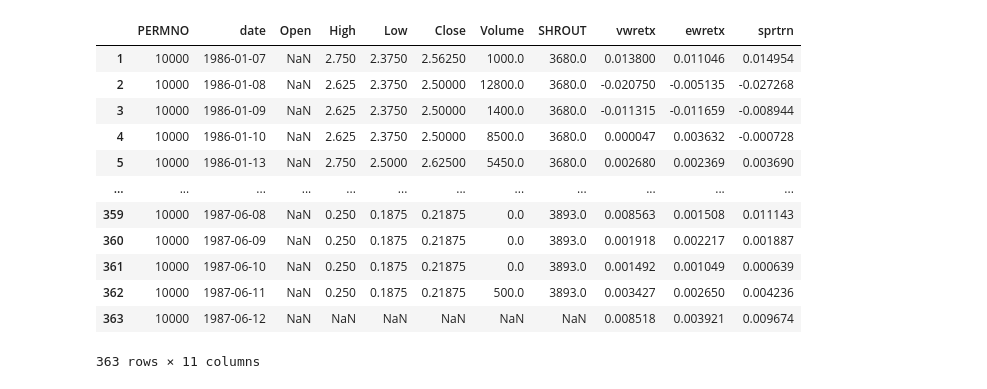
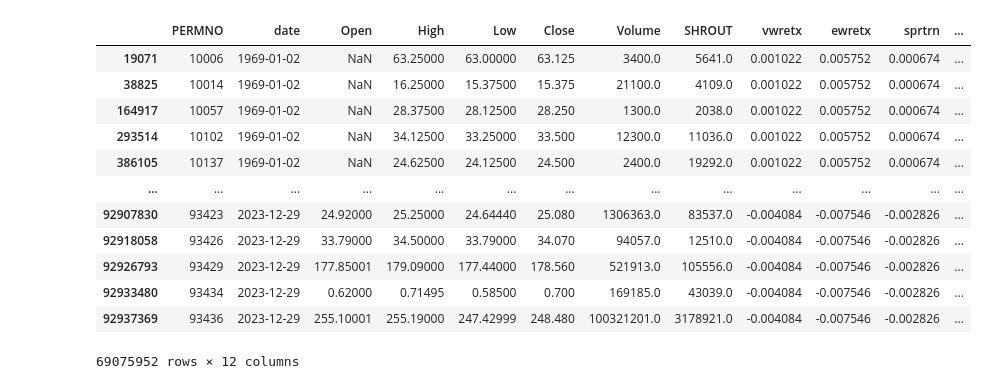
Before and after one commit to tushar2407/MGTF430, a Jupyter notebook: constantq.ipynb, the cells around one changed output. Cells and saved outputs as stored; diff of their text form; code cells hidden in the pictures.

```diff
--- a/constantq.ipynb
+++ b/constantq.ipynb
@@ -9,21 +9,27 @@ import librosa
 df = pd.read_feather('CRSP_daily_data_for_project(Technical_Analysis).feather')
 # df = df[(df['PERMNO']==10000) |( df['PERMNO']==10001)|(df['PERMNO']==10002)| (df['PERMNO']==93434)|(df['PERMNO']==93435)|(df['PERMNO']==93436)]
 # %%
-df[df['PERMNO']==10000]
+# df[df['PERMNO']==10000]
-# %% [output]
-|  | PERMNO | date | Open | High | Low | Close | Volume | SHROUT | vwretx | ewretx | sprtrn |
-| 1 | 10000 | 1986-01-07 | NaN | 2.750 | 2.3750 | 2.56250 | 1000.0 | 3680.0 | 0.013800 | 0.011046 | 0.014954 |
-| 2 | 10000 | 1986-01-08 | NaN | 2.625 | 2.3750 | 2.50000 | 12800.0 | 3680.0 | -0.020750 | -0.005135 | -0.027268 |
-| 3 | 10000 | 1986-01-09 | NaN | 2.625 | 2.3750 | 2.50000 | 1400.0 | 3680.0 | -0.011315 | -0.011659 | -0.008944 |
-| 4 | 10000 | 1986-01-10 | NaN | 2.625 | 2.3750 | 2.50000 | 8500.0 | 3680.0 | 0.000047 | 0.003632 | -0.000728 |
-| 5 | 10000 | 1986-01-13 | NaN | 2.750 | 2.5000 | 2.62500 | 5450.0 | 3680.0 | 0.002680 | 0.002369 | 0.003690 |
-| ... | ... | ... | ... | ... | ... | ... | ... | ... | ... | ... | ... |
-| 359 | 10000 | 1987-06-08 | NaN | 0.250 | 0.1875 | 0.21875 | 0.0 | 3893.0 | 0.008563 | 0.001508 | 0.011143 |
-| 360 | 10000 | 1987-06-09 | NaN | 0.250 | 0.1875 | 0.21875 | 0.0 | 3893.0 | 0.001918 | 0.002217 | 0.001887 |
-| 361 | 10000 | 1987-06-10 | NaN | 0.250 | 0.1875 | 0.21875 | 0.0 | 3893.0 | 0.001492 | 0.001049 | 0.000639 |
-| 362 | 10000 | 1987-06-11 | NaN | 0.250 | 0.1875 | 0.21875 | 500.0 | 3893.0 | 0.003427 | 0.002650 | 0.004236 |
-| 363 | 10000 | 1987-06-12 | NaN | NaN | NaN | NaN | NaN | NaN | 0.008518 | 0.003921 | 0.009674 |
-363 rows × 11 columns
 # %%
 from datetime import datetime
-df['date']=df['date'].apply(lambda x: datetime.strptime(x, "%Y-%m-%d"))
+df['date']=pd.to_datetime(df['date'], format='%Y-%m-%d')
+# df['date'].apply(lambda x: datetime.strptime(x, "%Y-%m-%d"))
+# %%
+df.sort_values(by=['date','PERMNO'],inplace=True)
+# %%
+df['Ret'] = df.groupby('PERMNO')['Close'].apply(lambda x: x.shift(-1).pct_change()).reset_index(level=0, drop=True)
+df
+# %% [output]
+|  | PERMNO | date | Open | High | Low | Close | Volume | SHROUT | vwretx | ewretx | sprtrn | ... |
+| 19071 | 10006 | 1969-01-02 | NaN | 63.25000 | 63.00000 | 63.125 | 3400.0 | 5641.0 | 0.001022 | 0.005752 | 0.000674 | ... |
+| 38825 | 10014 | 1969-01-02 | NaN | 16.25000 | 15.37500 | 15.375 | 21100.0 | 4109.0 | 0.001022 | 0.005752 | 0.000674 | ... |
+| 164917 | 10057 | 1969-01-02 | NaN | 28.37500 | 28.12500 | 28.250 | 1300.0 | 2038.0 | 0.001022 | 0.005752 | 0.000674 | ... |
+| 293514 | 10102 | 1969-01-02 | NaN | 34.12500 | 33.25000 | 33.500 | 12300.0 | 11036.0 | 0.001022 | 0.005752 | 0.000674 | ... |
+| 386105 | 10137 | 1969-01-02 | NaN | 24.62500 | 24.12500 | 24.500 | 2400.0 | 19292.0 | 0.001022 | 0.005752 | 0.000674 | ... |
+| ... | ... | ... | ... | ... | ... | ... | ... | ... | ... | ... | ... | ... |
+| 92907830 | 93423 | 2023-12-29 | 24.92000 | 25.25000 | 24.64440 | 25.080 | 1306363.0 | 83537.0 | -0.004084 | -0.007546 | -0.002826 | ... |
+| 92918058 | 93426 | 2023-12-29 | 33.79000 | 34.50000 | 33.79000 | 34.070 | 94057.0 | 12510.0 | -0.004084 | -0.007546 | -0.002826 | ... |
+| 92926793 | 93429 | 2023-12-29 | 177.85001 | 179.09000 | 177.44000 | 178.560 | 521913.0 | 105556.0 | -0.004084 | -0.007546 | -0.002826 | ... |
+| 92933480 | 93434 | 2023-12-29 | 0.62000 | 0.71495 | 0.58500 | 0.700 | 169185.0 | 43039.0 | -0.004084 | -0.007546 | -0.002826 | ... |
+| 92937369 | 93436 | 2023-12-29 | 255.10001 | 255.19000 | 247.42999 | 248.480 | 100321201.0 | 3178921.0 | -0.004084 | -0.007546 | -0.002826 | ... |
+69075952 rows × 12 columns
```
Also changed, not shown: parts of 21 cells of this notebook, 1 other file.
